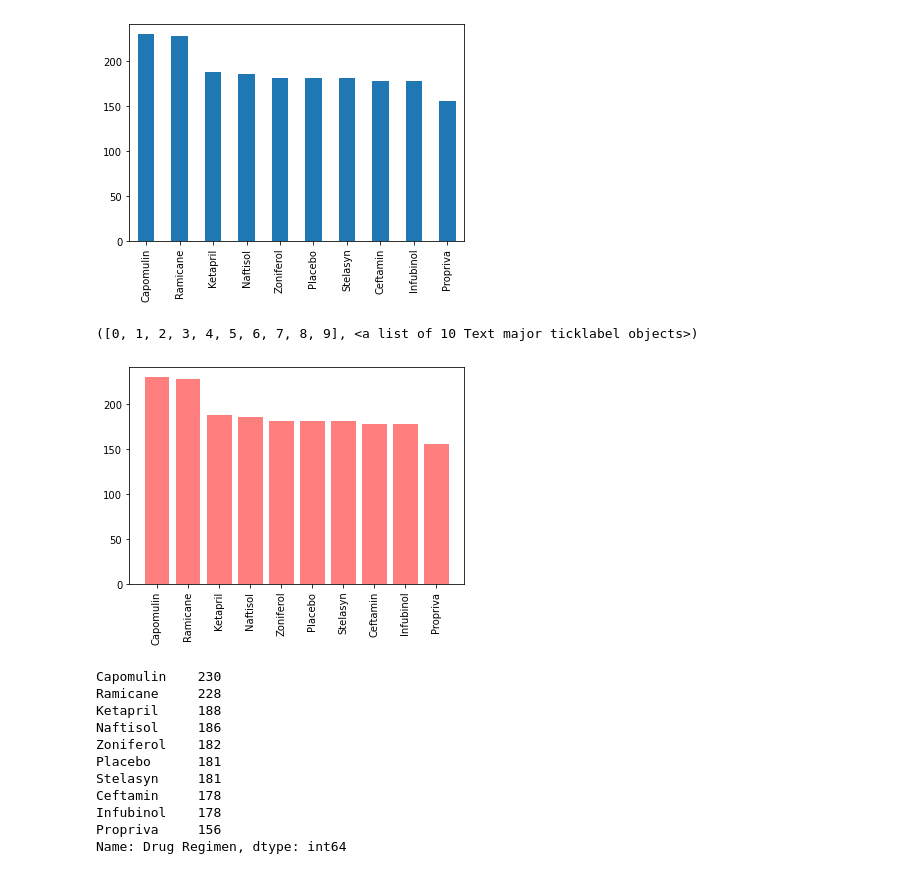
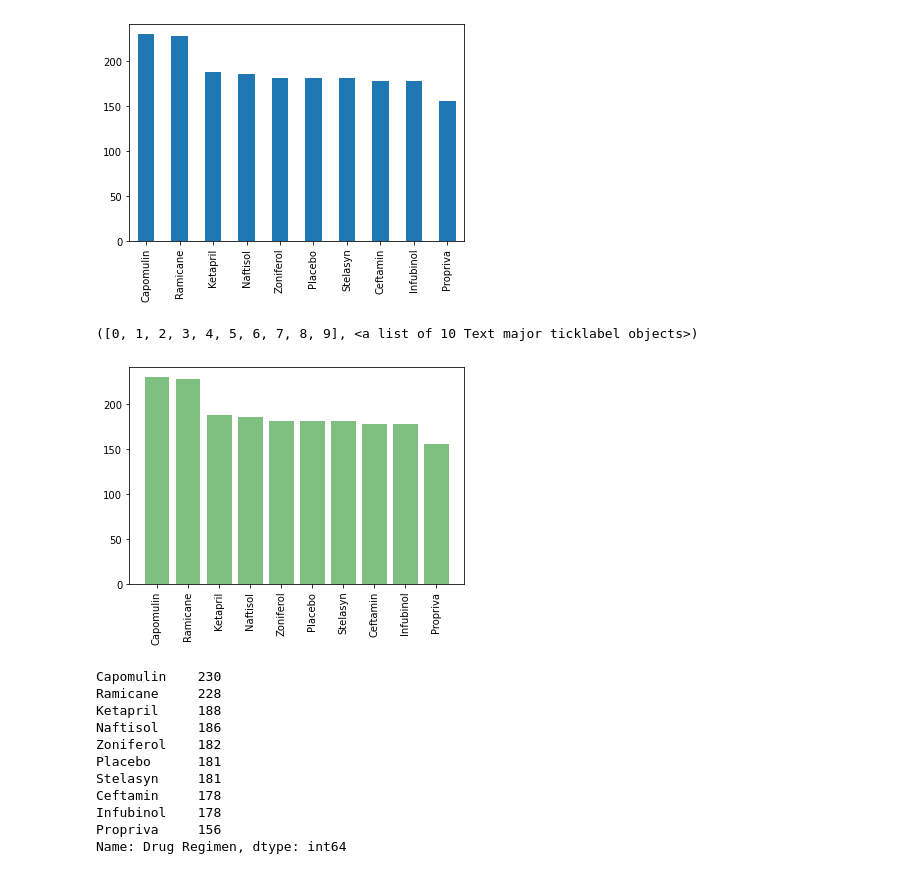
Before and after one commit to LF-Ruiz/Matplotlib_Homework, a Jupyter notebook: pymaceuticals_solved.ipynb, the cells around one changed output. Drawn from its saved outputs; the diff is of its cells as text; code cells hidden in the pictures.

```diff
--- a/pymaceuticals_solved.ipynb
+++ b/pymaceuticals_solved.ipynb
@@ -129,7 +130,7 @@ g989_df
 | 920 | g989 | Propriva | Female | 21 | 26 | 35 | 62.570880 | ... |
 # %%
 # Create a clean DataFrame by dropping the duplicate mouse by its ID.
-clean = df.drop_duplicates(subset=['Mouse ID','Timepoint'], keep='last')
+clean = df.drop_duplicates(subset=['Mouse ID','Timepoint'], keep='first')
 clean
 # %% [output]
 |  | Mouse ID | Drug Regimen | Sex | Age_months | Weight (g) | Timepoint | Tumor Volume (mm3) | ... |
@@ -232,11 +229,11 @@ clean2.plot(kind='bar')
 [figure]
 # %%
 # Generate a bar plot showing the total number of measurements taken on each drug regimen using pyplot.
-plt.bar(clean2.index, clean2.values, color='r', alpha=0.5, align="center")
+plt.bar(clean2.index, clean2.values, color='g', alpha=0.5, align="center")
 plt.xticks(rotation=90)
 # %% [output]
 ([0, 1, 2, 3, 4, 5, 6, 7, 8, 9], <a list of 10 Text major ticklabel objects>)
-[figure, old version]
+[figure, new version]
 # %%
 clean2
 # %% [output]
```
Also changed, not shown: parts of 13 cells of this notebook.
